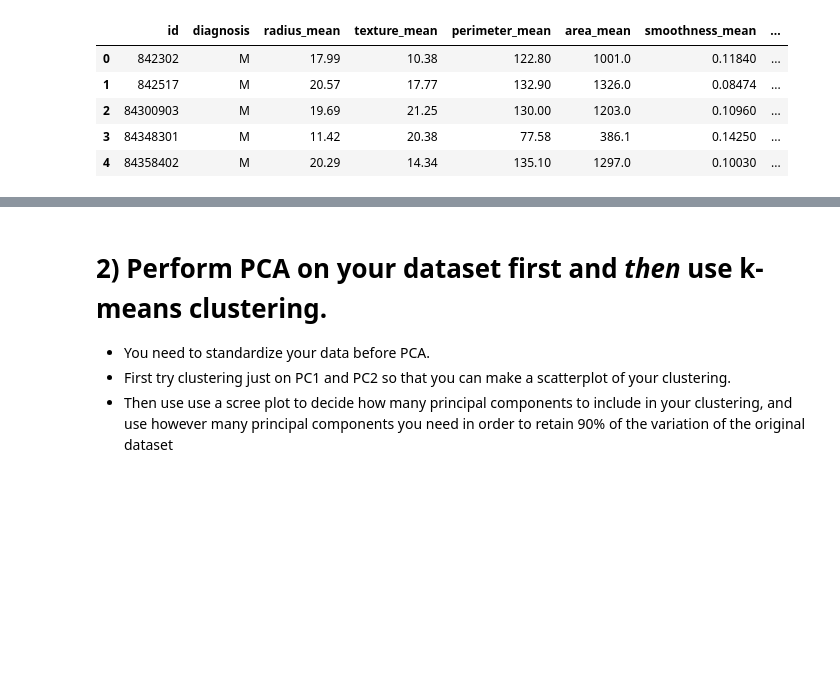
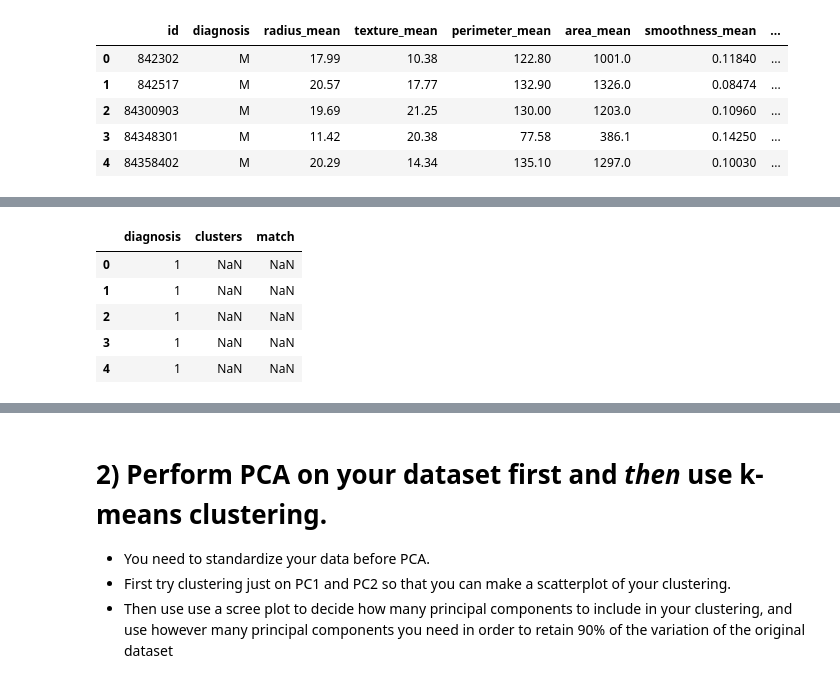
Before and after one commit to jjs5609/DS-Unit-1-Sprint-3-Linear-Algebra, a Jupyter notebook: module4-clustering/LS_DS_134_Clustering_Assignment.ipynb, the cells around one changed output, grey strips where cells are left out. Saved outputs shown, nothing was run; the diff lists cells and outputs as text; code cells hidden in the pictures; blank space fills up the shorter version.

```diff
--- a/module4-clustering/LS_DS_134_Clustering_Assignment.ipynb
+++ b/module4-clustering/LS_DS_134_Clustering_Assignment.ipynb
@@ -158,0 +169,11 @@ original.head()
+# %%
+# combining data frames
+check['diagnosis'] = original['diagnosis']
+check.head()
+# %% [output]
+|  | diagnosis | clusters | match |
+| 0 | 1 | NaN | NaN |
+| 1 | 1 | NaN | NaN |
+| 2 | 1 | NaN | NaN |
+| 3 | 1 | NaN | NaN |
+| 4 | 1 | NaN | NaN |
```
Also changed, not shown: parts of 21 cells of this notebook.
